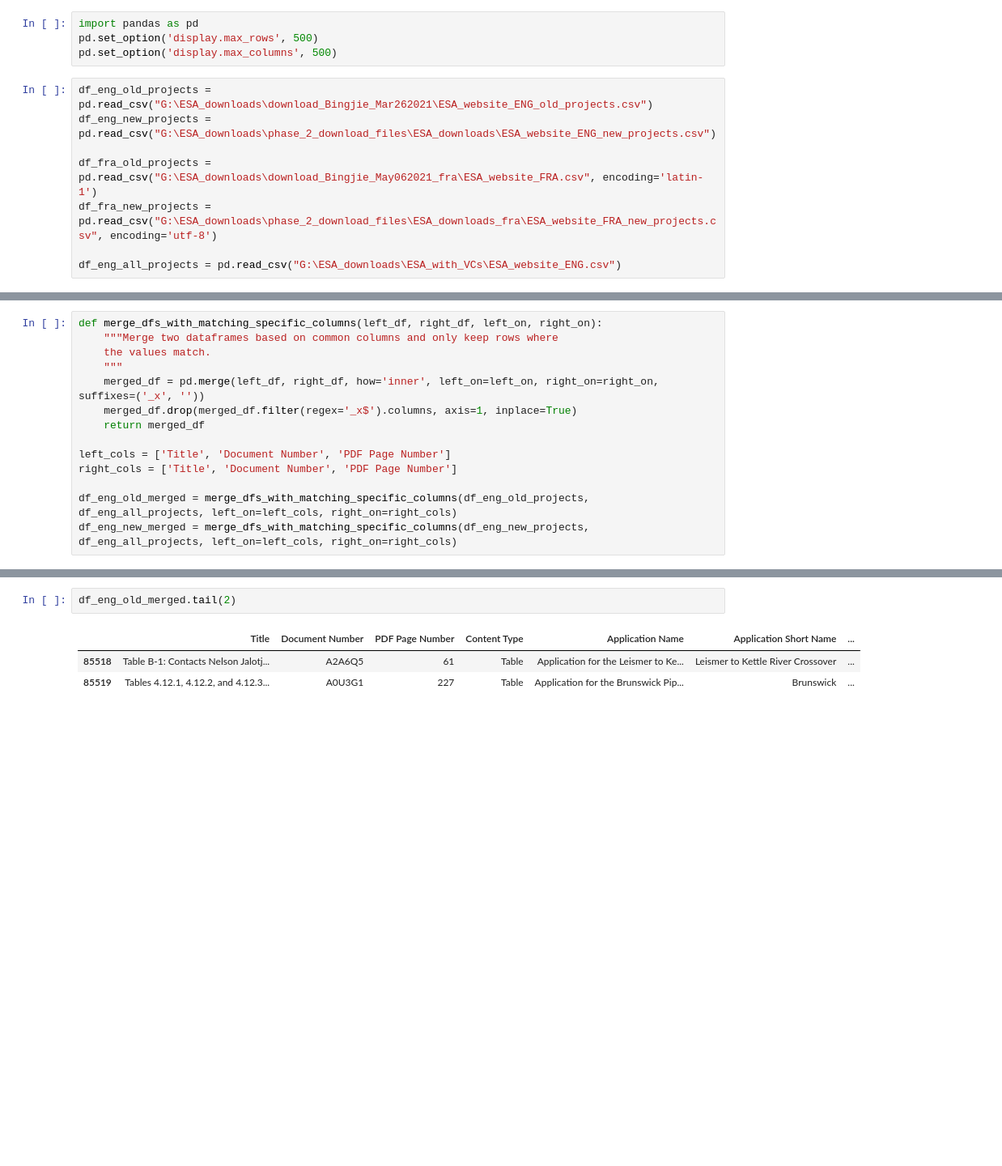
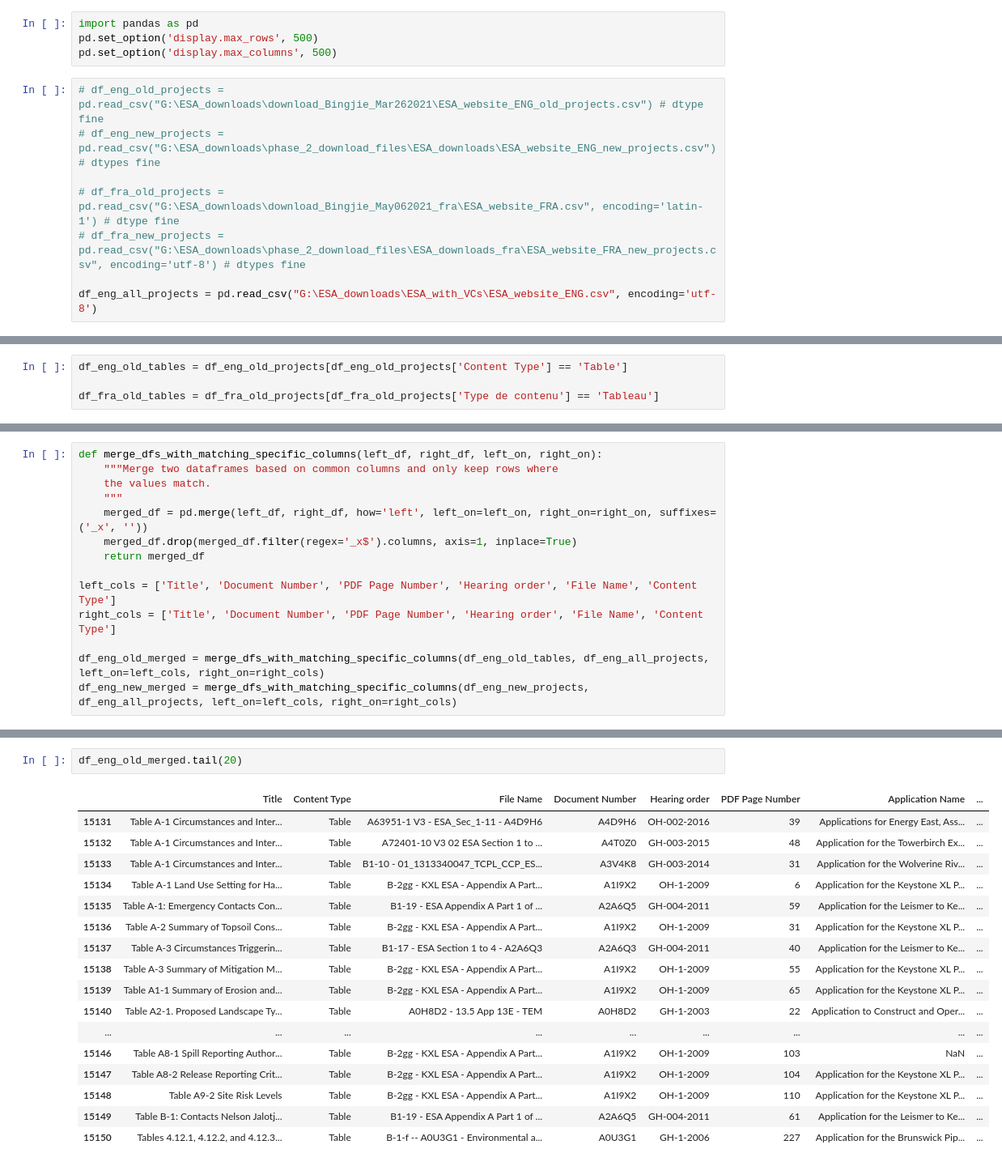
Before and after one commit to CER-REC/esa-data-bank_banque-donnees-ees, a Jupyter notebook: Codes/Section_04_Final_Data_Merge_and_Visualization/bundle/merge_eng_fra_index.ipynb, the cells around one changed output, grey strips where cells are left out. Shown at 81% size. Cells and saved outputs as stored; diff of their text form; blank space fills up the shorter version.

```diff
--- a/Codes/Section_04_Final_Data_Merge_and_Visualization/bundle/merge_eng_fra_index.ipynb
+++ b/Codes/Section_04_Final_Data_Merge_and_Visualization/bundle/merge_eng_fra_index.ipynb
@@ -3,10 +3,10 @@ import pandas as pd
 pd.set_option('display.max_rows', 500)
 pd.set_option('display.max_columns', 500)
 # %%
-df_eng_old_projects = pd.read_csv("G:\ESA_downloads\download_Bingjie_Mar262021\ESA_website_ENG_old_projects.csv")
-df_eng_new_projects = pd.read_csv("G:\ESA_downloads\phase_2_download_files\ESA_downloads\ESA_website_ENG_new_projects.csv")
+# df_eng_old_projects = pd.read_csv("G:\ESA_downloads\download_Bingjie_Mar262021\ESA_website_ENG_old_projects.csv") # dtype fine
+# df_eng_new_projects = pd.read_csv("G:\ESA_downloads\phase_2_download_files\ESA_downloads\ESA_website_ENG_new_projects.csv") # dtypes fine
 
-df_fra_old_projects = pd.read_csv("G:\ESA_downloads\download_Bingjie_May062021_fra\ESA_website_FRA.csv", encoding='latin-1')
-df_fra_new_projects = pd.read_csv("G:\ESA_downloads\phase_2_download_files\ESA_downloads_fra\ESA_website_FRA_new_projects.csv", encoding='utf-8')
+# df_fra_old_projects = pd.read_csv("G:\ESA_downloads\download_Bingjie_May062021_fra\ESA_website_FRA.csv", encoding='latin-1') # dtype fine
+# df_fra_new_projects = pd.read_csv("G:\ESA_downloads\phase_2_download_files\ESA_downloads_fra\ESA_website_FRA_new_projects.csv", encoding='utf-8') # dtypes fine
 
-df_eng_all_projects = pd.read_csv("G:\ESA_downloads\ESA_with_VCs\ESA_website_ENG.csv")
+df_eng_all_projects = pd.read_csv("G:\ESA_downloads\ESA_with_VCs\ESA_website_ENG.csv", encoding='utf-8')
@@ -13 +27,5 @@ df_eng_all_projects = pd.read_csv("G:\ESA_downloads\ESA_with_VCs\ESA_website_ENG
+# %%
+df_eng_old_tables = df_eng_old_projects[df_eng_old_projects['Content Type'] == 'Table']
+
+df_fra_old_tables = df_fra_old_projects[df_fra_old_projects['Type de contenu'] == 'Tableau']
 # %%
@@ -21,12 +66,12 @@ def merge_dfs_with_matching_specific_columns(left_df, right_df, left_on, right_o
     """Merge two dataframes based on common columns and only keep rows where
     the values match.
     """
-    merged_df = pd.merge(left_df, right_df, how='inner', left_on=left_on, right_on=right_on, suffixes=('_x', ''))
+    merged_df = pd.merge(left_df, right_df, how='left', left_on=left_on, right_on=right_on, suffixes=('_x', ''))
     merged_df.drop(merged_df.filter(regex='_x$').columns, axis=1, inplace=True)
     return merged_df
 
-left_cols = ['Title', 'Document Number', 'PDF Page Number']
-right_cols = ['Title', 'Document Number', 'PDF Page Number']
+left_cols = ['Title', 'Document Number', 'PDF Page Number', 'Hearing order', 'File Name', 'Content Type']
+right_cols = ['Title', 'Document Number', 'PDF Page Number', 'Hearing order', 'File Name', 'Content Type']
 
-df_eng_old_merged = merge_dfs_with_matching_specific_columns(df_eng_old_projects, df_eng_all_projects, left_on=left_cols, right_on=right_cols)
+df_eng_old_merged = merge_dfs_with_matching_specific_columns(df_eng_old_tables, df_eng_all_projects, left_on=left_cols, right_on=right_cols)
 df_eng_new_merged = merge_dfs_with_matching_specific_columns(df_eng_new_projects, df_eng_all_projects, left_on=left_cols, right_on=right_cols)
@@ -33,6 +82,20 @@ df_eng_new_merged = merge_dfs_with_matching_specific_columns(df_eng_new_projects
 # %%
-df_eng_old_merged.tail(2)
+df_eng_old_merged.tail(20)
 # %% [output]
-|  | Title | Document Number | PDF Page Number | Content Type | Application Name | Application Short Name | ... |
-| 85518 | Table B-1: Contacts Nelson Jalotj... | A2A6Q5 | 61 | Table | Application for the Leismer to Ke... | Leismer to Kettle River Crossover | ... |
-| 85519 | Tables 4.12.1, 4.12.2, and 4.12.3... | A0U3G1 | 227 | Table | Application for the Brunswick Pip... | Brunswick | ... |
+|  | Title | Content Type | File Name | Document Number | Hearing order | PDF Page Number | Application Name | ... |
+| 15131 | Table A-1 Circumstances and Inter... | Table | A63951-1 V3 - ESA_Sec_1-11 - A4D9H6 | A4D9H6 | OH-002-2016 | 39 | Applications for Energy East, Ass... | ... |
+| 15132 | Table A-1 Circumstances and Inter... | Table | A72401-10 V3 02 ESA Section 1 to ... | A4T0Z0 | GH-003-2015 | 48 | Application for the Towerbirch Ex... | ... |
+| 15133 | Table A-1 Circumstances and Inter... | Table | B1-10 - 01_1313340047_TCPL_CCP_ES... | A3V4K8 | GH-003-2014 | 31 | Application for the Wolverine Riv... | ... |
+| 15134 | Table A-1 Land Use Setting for Ha... | Table | B-2gg - KXL ESA - Appendix A Part... | A1I9X2 | OH-1-2009 | 6 | Application for the Keystone XL P... | ... |
+| 15135 | Table A-1: Emergency Contacts Con... | Table | B1-19 - ESA Appendix A Part 1 of ... | A2A6Q5 | GH-004-2011 | 59 | Application for the Leismer to Ke... | ... |
+| 15136 | Table A-2 Summary of Topsoil Cons... | Table | B-2gg - KXL ESA - Appendix A Part... | A1I9X2 | OH-1-2009 | 31 | Application for the Keystone XL P... | ... |
+| 15137 | Table A-3 Circumstances Triggerin... | Table | B1-17 - ESA Section 1 to 4 - A2A6Q3 | A2A6Q3 | GH-004-2011 | 40 | Application for the Leismer to Ke... | ... |
+| 15138 | Table A-3 Summary of Mitigation M... | Table | B-2gg - KXL ESA - Appendix A Part... | A1I9X2 | OH-1-2009 | 55 | Application for the Keystone XL P... | ... |
+| 15139 | Table A1-1 Summary of Erosion and... | Table | B-2gg - KXL ESA - Appendix A Part... | A1I9X2 | OH-1-2009 | 65 | Application for the Keystone XL P... | ... |
+| 15140 | Table A2-1. Proposed Landscape Ty... | Table | A0H8D2 - 13.5 App 13E - TEM | A0H8D2 | GH-1-2003 | 22 | Application to Construct and Oper... | ... |
+| ... | ... | ... | ... | ... | ... | ... | ... | ... |
+| 15146 | Table A8-1 Spill Reporting Author... | Table | B-2gg - KXL ESA - Appendix A Part... | A1I9X2 | OH-1-2009 | 103 | NaN | ... |
+| 15147 | Table A8-2 Release Reporting Crit... | Table | B-2gg - KXL ESA - Appendix A Part... | A1I9X2 | OH-1-2009 | 104 | Application for the Keystone XL P... | ... |
+| 15148 | Table A9-2 Site Risk Levels | Table | B-2gg - KXL ESA - Appendix A Part... | A1I9X2 | OH-1-2009 | 110 | Application for the Keystone XL P... | ... |
+| 15149 | Table B-1: Contacts Nelson Jalotj... | Table | B1-19 - ESA Appendix A Part 1 of ... | A2A6Q5 | GH-004-2011 | 61 | Application for the Leismer to Ke... | ... |
+| 15150 | Tables 4.12.1, 4.12.2, and 4.12.3... | Table | B-1-f -- A0U3G1 - Environmental a... | A0U3G1 | GH-1-2006 | 227 | Application for the Brunswick Pip... | ... |
```
Also changed, not shown: parts of 11 cells of this notebook.
